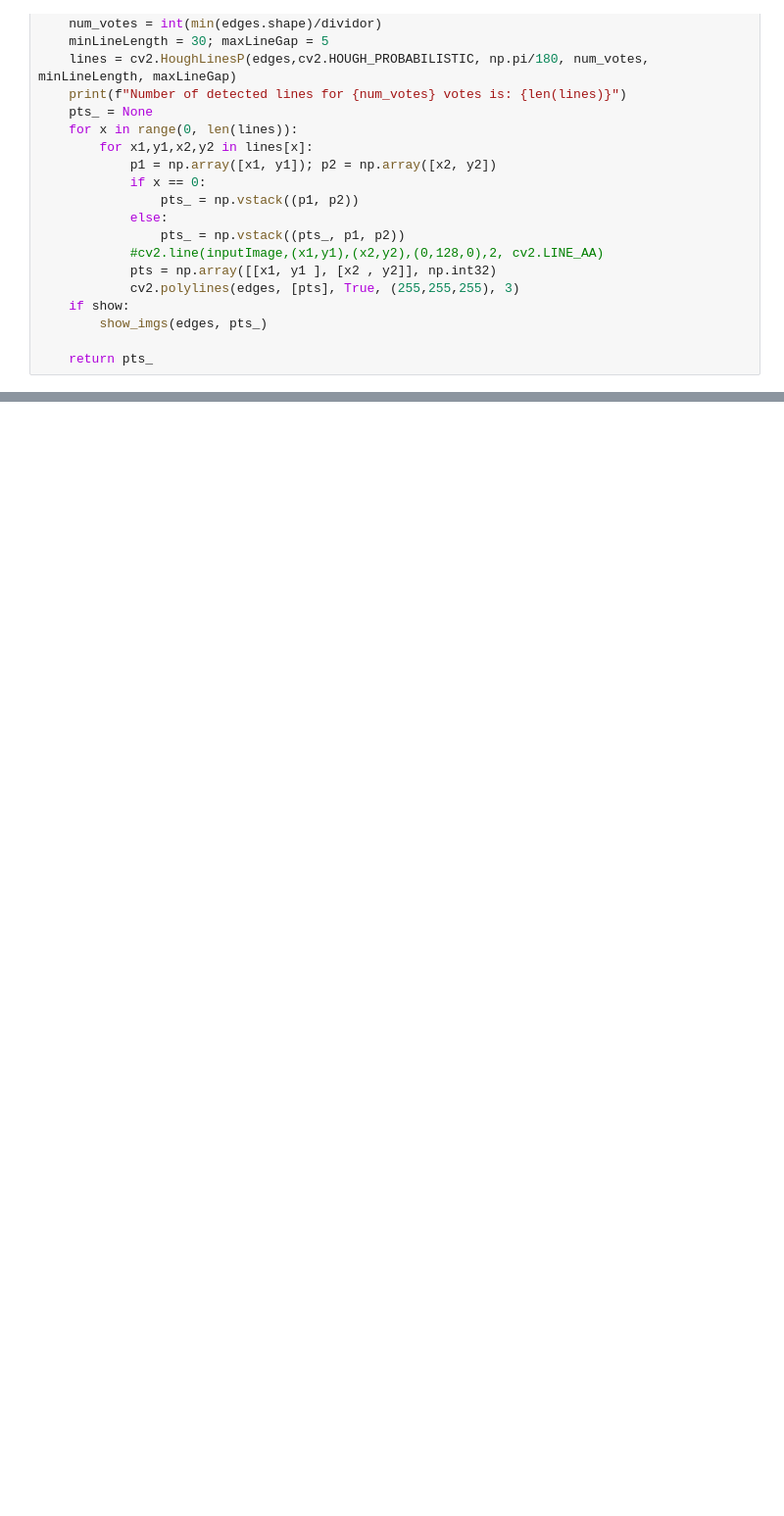
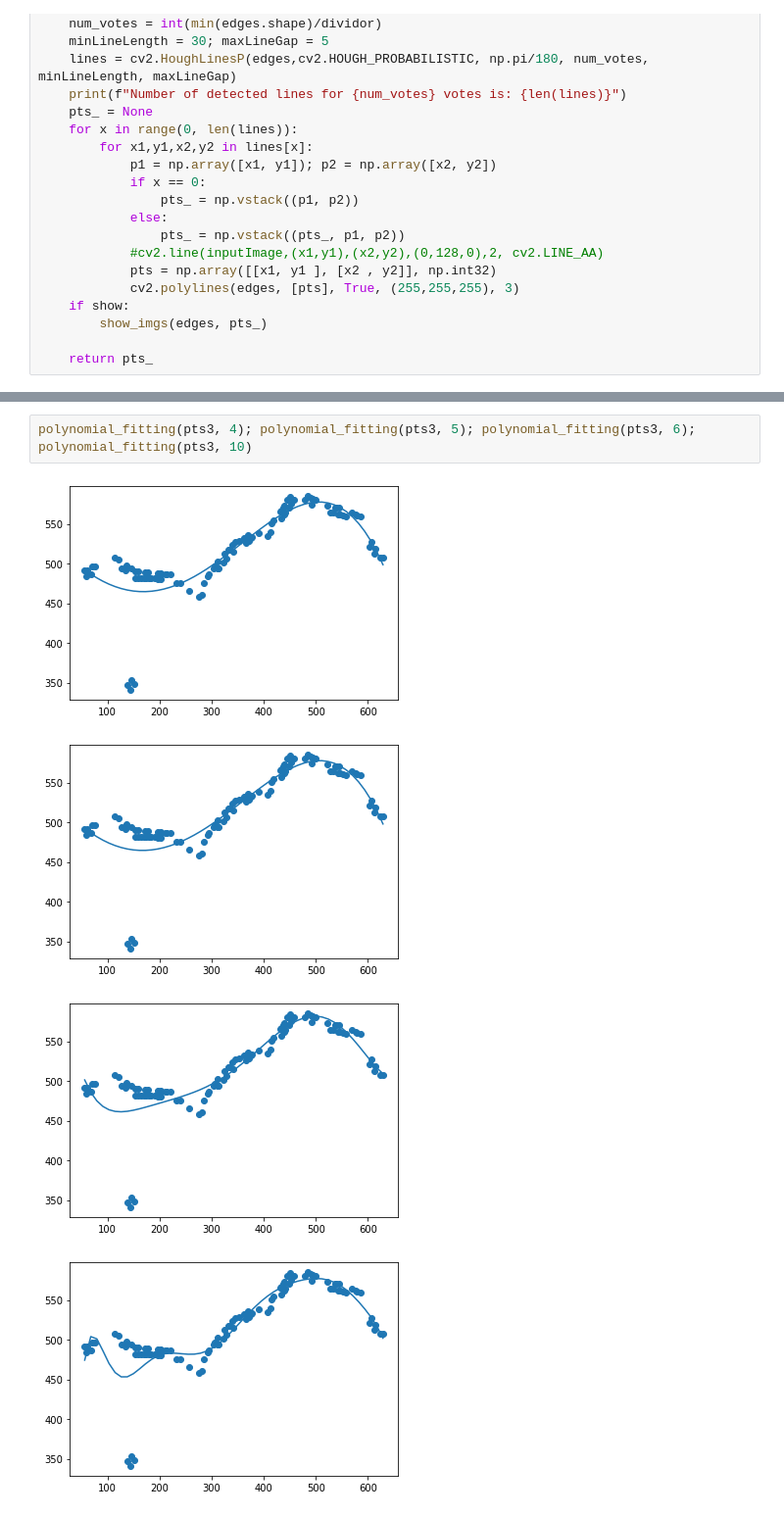
Before and after one commit to fzoric8/ros_utils, a Jupyter notebook: play/CrackManipulation.ipynb, the cells around one changed output, grey strips where cells are left out. Shown at 98% size. Drawn from its saved outputs; the diff is of its cells as text; blank space fills up the shorter version.

```diff
--- a/play/CrackManipulation.ipynb
+++ b/play/CrackManipulation.ipynb
@@ -190,0 +193,7 @@ plt.plot(x_new, y_new)
+# %%
+polynomial_fitting(pts3, 4); polynomial_fitting(pts3, 5); polynomial_fitting(pts3, 6); polynomial_fitting(pts3, 10)
+# %% [output]
+[figure, added]
+[figure, added]
+[figure, added]
+[figure, added]
```
Also changed, not shown: parts of 8 cells of this notebook, 1 other file.
